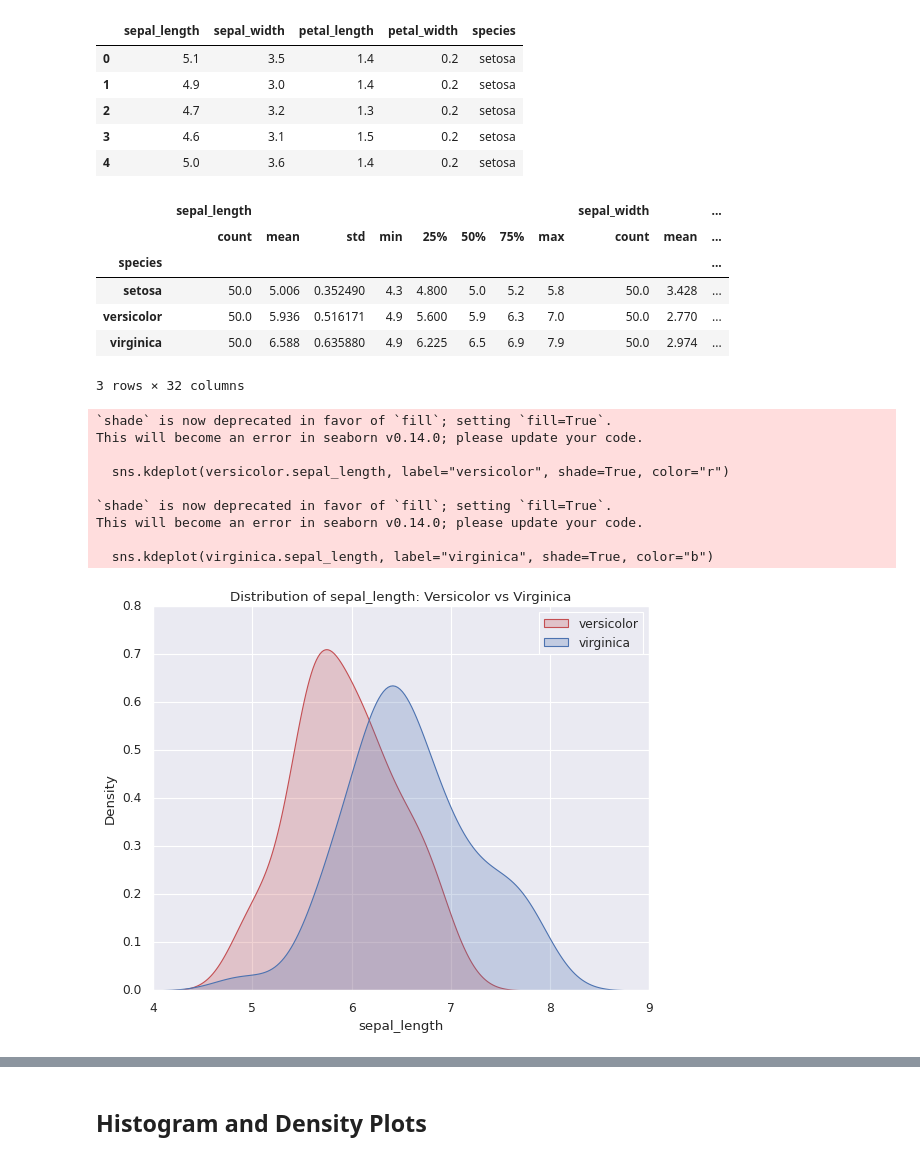
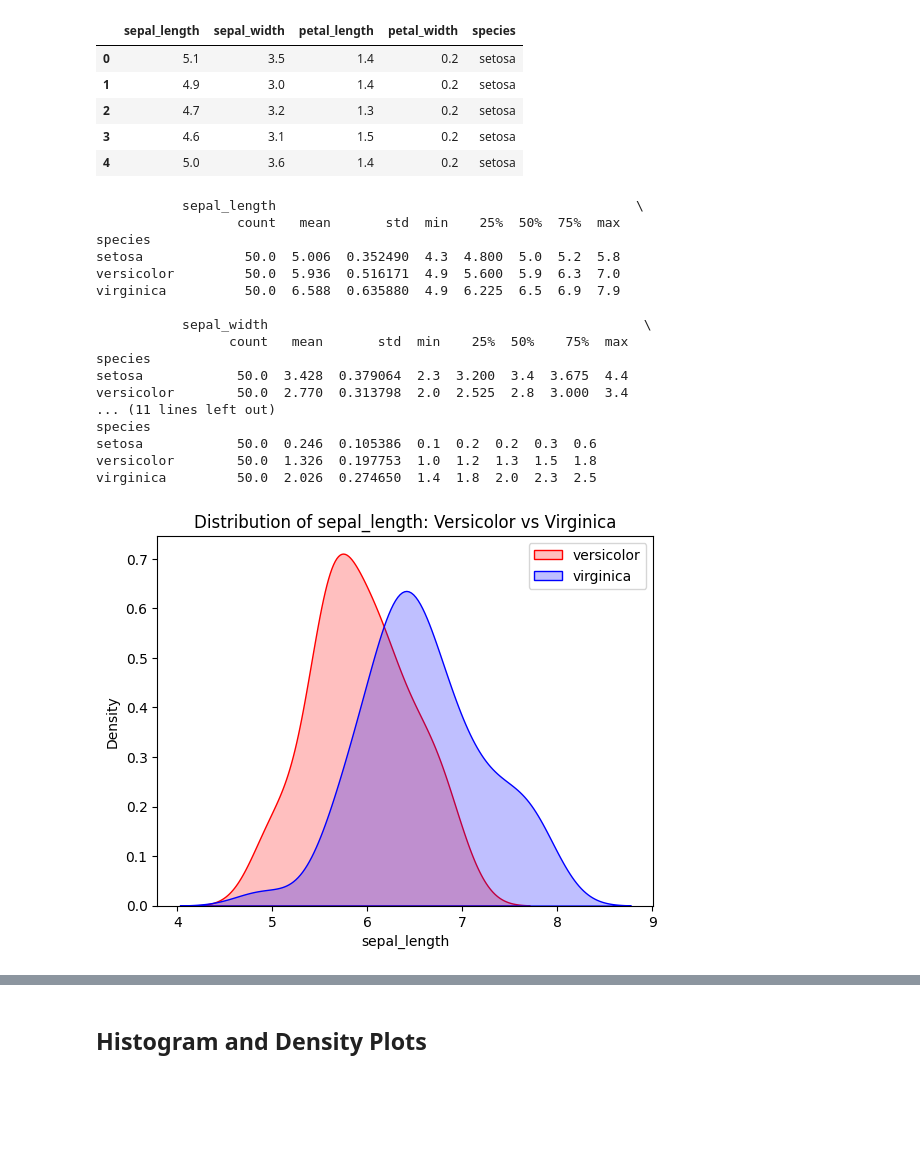
Before and after one commit to NovaVolunteer/Data-Visualization-with-Python, a Jupyter notebook: 03-Seaborn Tutorial.ipynb, the cells around one changed output, grey strips where cells are left out. Drawn from its saved outputs; the diff is of its cells as text; code cells hidden in the pictures; blank space fills up the shorter version.

```diff
--- a/03-Seaborn Tutorial.ipynb
+++ b/03-Seaborn Tutorial.ipynb
@@ -12,5 +12,3 @@ import matplotlib.pyplot as plt
 import numpy as np
 import pandas as pd
 import seaborn as sns
-# %%
-plt.style.use('classic')
@@ -31,2 +14,0 @@ plt.legend('ABCDEF', ncol=2, loc='best')
-# %%
-sns.set()
@@ -50,35 +26,41 @@ iris.head()
 | 3 | 4.6 | 3.1 | 1.5 | 0.2 | setosa |
 | 4 | 5.0 | 3.6 | 1.4 | 0.2 | setosa |
 # %%
-iris.groupby("species").describe()
+pd.set_option('display.max_rows', None)# changed the option to display all rows
+pd.set_option('display.max_columns', None) # changed the option to display all columns
+print(iris.groupby("species").describe())# grouped the data by species and printed the descriptive statistics for each group
 # %% [output]
-|  | sepal_length |  |  |  |  |  |  |  | sepal_width |  | ... |
-|  | count | mean | std | min | 25% | 50% | 75% | max | count | mean | ... |
-| species |  |  |  |  |  |  |  |  |  |  | ... |
-| setosa | 50.0 | 5.006 | 0.352490 | 4.3 | 4.800 | 5.0 | 5.2 | 5.8 | 50.0 | 3.428 | ... |
-| versicolor | 50.0 | 5.936 | 0.516171 | 4.9 | 5.600 | 5.9 | 6.3 | 7.0 | 50.0 | 2.770 | ... |
-| virginica | 50.0 | 6.588 | 0.635880 | 4.9 | 6.225 | 6.5 | 6.9 | 7.9 | 50.0 | 2.974 | ... |
-3 rows × 32 columns
+           sepal_length                                              \
+                  count   mean       std  min    25%  50%  75%  max
+species
+setosa             50.0  5.006  0.352490  4.3  4.800  5.0  5.2  5.8
+versicolor         50.0  5.936  0.516171  4.9  5.600  5.9  6.3  7.0
+virginica          50.0  6.588  0.635880  4.9  6.225  6.5  6.9  7.9
+
+           sepal_width                                                \
+                 count   mean       std  min    25%  50%    75%  max
+species
+setosa            50.0  3.428  0.379064  2.3  3.200  3.4  3.675  4.4
+versicolor        50.0  2.770  0.313798  2.0  2.525  2.8  3.000  3.4
+... (11 lines left out)
+species
+setosa            50.0  0.246  0.105386  0.1  0.2  0.2  0.3  0.6
+versicolor        50.0  1.326  0.197753  1.0  1.2  1.3  1.5  1.8
+virginica         50.0  2.026  0.274650  1.4  1.8  2.0  2.3  2.5
 # %%
+
+
 versicolor = iris.loc[iris.species == "versicolor"]
 virginica = iris.loc[iris.species == "virginica"]
+setosa = iris.loc[iris.species == "setosa"]
 
 sns.kdeplot(versicolor.sepal_length, label="versicolor", shade=True, color="r")
 sns.kdeplot(virginica.sepal_length, label="virginica", shade=True, color="b")
 plt.title("Distribution of sepal_length: Versicolor vs Virginica")
 plt.legend()
 plt.show()
 # %% [output]
-`shade` is now deprecated in favor of `fill`; setting `fill=True`.
-This will become an error in seaborn v0.14.0; please update your code.
-
-  sns.kdeplot(versicolor.sepal_length, label="versicolor", shade=True, color="r")
-
-`shade` is now deprecated in favor of `fill`; setting `fill=True`.
-This will become an error in seaborn v0.14.0; please update your code.
-
-  sns.kdeplot(virginica.sepal_length, label="virginica", shade=True, color="b")
-[figure, old version]
+[figure, new version]
 # %%
 sns.kdeplot(versicolor.sepal_length, label="versicolor", shade=True, color="r")
 sns.kdeplot(virginica.sepal_length, label="virginica", shade=True, color="b")
```
Also changed, not shown: parts of 19 cells of this notebook.
